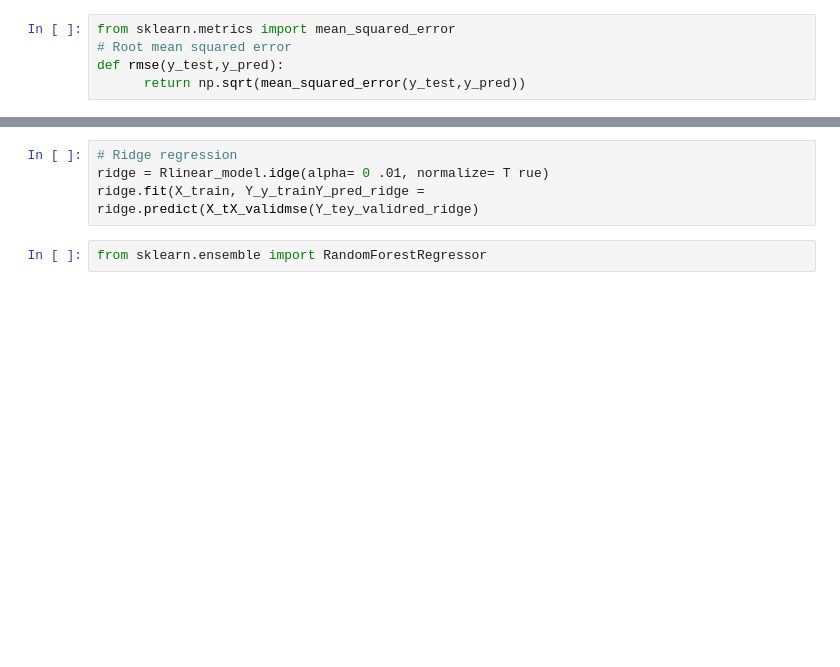
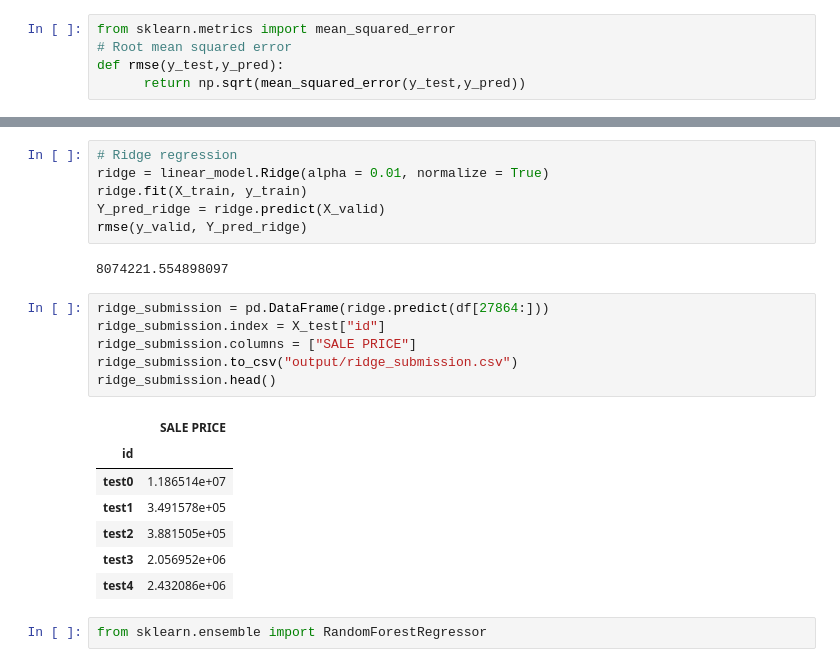
Before and after one commit to evilpegasus/Real-Estate-Price-Prediction, a Jupyter notebook: regression.ipynb, the cells around one changed output, grey strips where cells are left out. Saved outputs shown, nothing was run; the diff lists cells and outputs as text; blank space fills up the shorter version.

```diff
--- a/regression.ipynb
+++ b/regression.ipynb
@@ -187,7 +187,25 @@ lasso_submission.head()
 # %%
 # Ridge regression
-ridge = Rlinear_model.idge(alpha= 0 .01, normalize= T rue)
-ridge.fit(X_train, Y_y_trainY_pred_ridge = ridge.predict(X_tX_validmse(Y_tey_validred_ridge)
+ridge = linear_model.Ridge(alpha = 0.01, normalize = True)
+ridge.fit(X_train, y_train)
+Y_pred_ridge = ridge.predict(X_valid)
+rmse(y_valid, Y_pred_ridge)
+# %% [output]
+8074221.554898097
+# %%
+ridge_submission = pd.DataFrame(ridge.predict(df[27864:]))
+ridge_submission.index = X_test["id"]
+ridge_submission.columns = ["SALE PRICE"]
+ridge_submission.to_csv("output/ridge_submission.csv")
+ridge_submission.head()
+# %% [output]
+|  | SALE PRICE |
+| id |  |
+| test0 | 1.186514e+07 |
+| test1 | 3.491578e+05 |
+| test2 | 3.881505e+05 |
+| test3 | 2.056952e+06 |
+| test4 | 2.432086e+06 |
 # %%
 from sklearn.ensemble import RandomForestRegressor
 # %%
```
Also changed, not shown: parts of 8 cells of this notebook, 4 other files.
